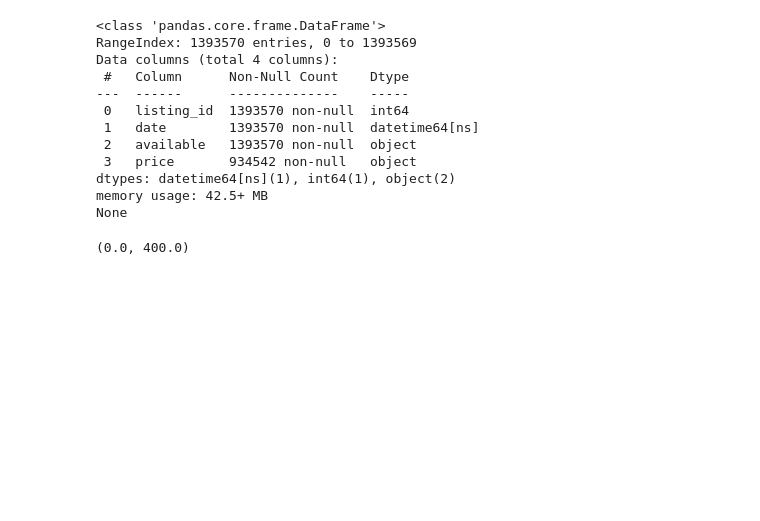
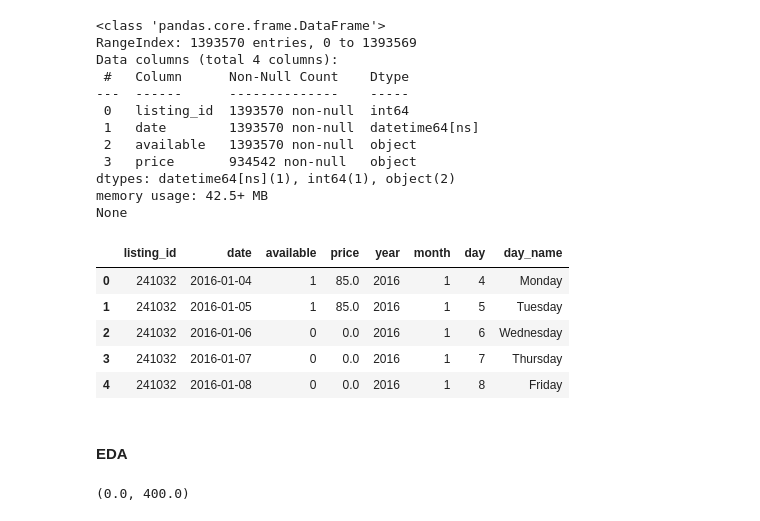
Before and after one commit to alerti/udacity-datascience-nanodegree, a Jupyter notebook: analysis_on_airbnb_seattle.ipynb, the cells around one changed output. Saved outputs shown, nothing was run; the diff lists cells and outputs as text; code cells hidden in the pictures; blank space fills up the shorter version.

```diff
--- a/analysis_on_airbnb_seattle.ipynb
+++ b/analysis_on_airbnb_seattle.ipynb
@@ -65,23 +51,21 @@ Matplotlib version: 3.5.3.
 # %%
 
-# Step 0: load the dataset
-calendar_raw_df = pd.read_csv(r'../input/seattle/calendar.csv', parse_dates=['date'])
+#step 1
+calendar_raw_df = pd.read_csv('calendar.csv', parse_dates=['date'])
 print(calendar_raw_df.info())
 
-# Step 1: data cleaning for calendar.csv
-# 1_1 Remove the dollar price on the price column; if the value is a NaN,
-# fill that value with 0, and change the datatype of price to float.
+#step 2  and 3
 calendar_raw_df['price'].replace('\$|,', '', regex=True, inplace=True)
 calendar_raw_df['price'].fillna(0, inplace=True)
 calendar_raw_df['price'] = calendar_raw_df['price'].astype('float')
 
-# 1_2 Extract the year, month, and date, day_name from the date columns
+# step 4
 calendar_raw_df['year'] = calendar_raw_df['date'].dt.year
 calendar_raw_df['month'] = calendar_raw_df['date'].dt.month
 calendar_raw_df['day'] = calendar_raw_df['date'].dt.day
 calendar_raw_df['day_name'] = calendar_raw_df['date'].dt.day_name()
 
-# 1_3 Change the way of presenting the boolean value; 1 if the value is 't'; 0 if 'f'; ignore the case.
+#step 5
 calendar_raw_df['available'].replace({'t|T': 1, 'f|F': 0}, regex=True, inplace=True)
 # %% [output]
 <class 'pandas.core.frame.DataFrame'>
@@ -96,4 +80,15 @@ Data columns (total 4 columns):
 dtypes: datetime64[ns](1), int64(1), object(2)
 memory usage: 42.5+ MB
 None
+# %%
+calendar_raw_df.head()
+# %% [output]
+|  | listing_id | date | available | price | year | month | day | day_name |
+| 0 | 241032 | 2016-01-04 | 1 | 85.0 | 2016 | 1 | 4 | Monday |
+| 1 | 241032 | 2016-01-05 | 1 | 85.0 | 2016 | 1 | 5 | Tuesday |
+| 2 | 241032 | 2016-01-06 | 0 | 0.0 | 2016 | 1 | 6 | Wednesday |
+| 3 | 241032 | 2016-01-07 | 0 | 0.0 | 2016 | 1 | 7 | Thursday |
+| 4 | 241032 | 2016-01-08 | 0 | 0.0 | 2016 | 1 | 8 | Friday |
+# %% [markdown]
+<h4> EDA </h4>
 # %%
```
Also changed, not shown: parts of 51 cells of this notebook.
